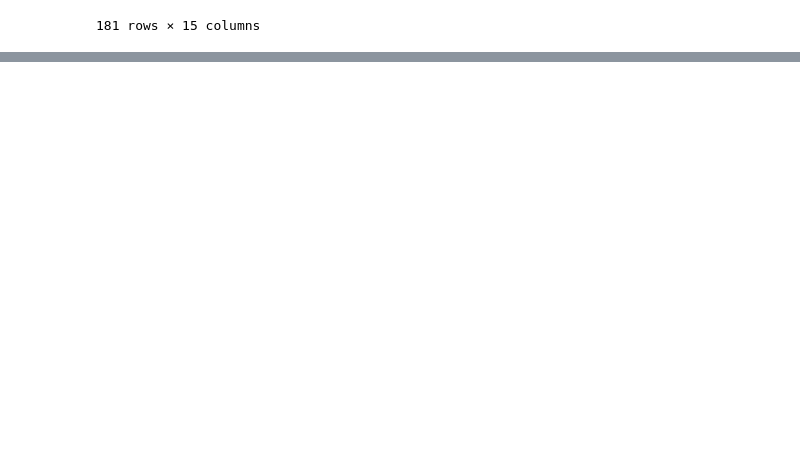
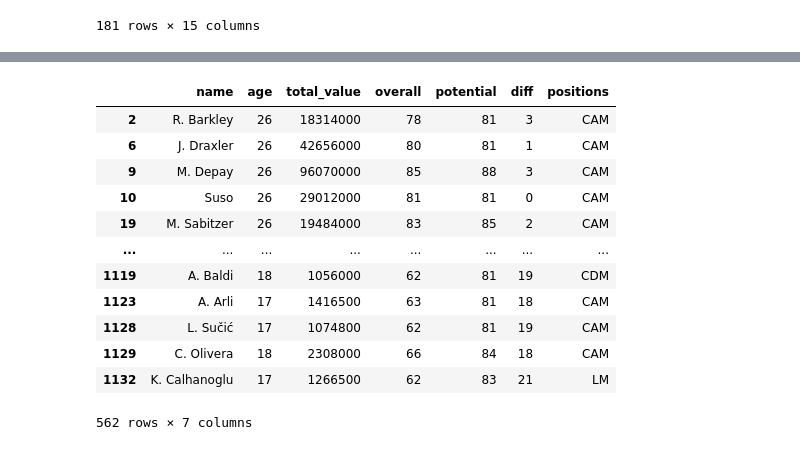
Before and after one commit to MiguelSaraiva/data_Fifa_MoneyBall, a Jupyter notebook: FIFA_MoneyBall.ipynb, the cells around one changed output, grey strips where cells are left out. Drawn from its saved outputs; the diff is of its cells as text; code cells hidden in the pictures; blank space fills up the shorter version.

```diff
--- a/FIFA_MoneyBall.ipynb
+++ b/FIFA_MoneyBall.ipynb
@@ -306,0 +323,18 @@ data_st[data_st['name'] == 'H. Kane']
+# %%
+data_m = data[(data['positions'] == 'CDM') | (data['positions'] == 'CM') | (data['positions'] == 'LDM') | (data['positions'] == 'RDM') | (data['positions'] == 'CAM') | (data['positions'] == 'LAM')
+              | (data['positions'] == 'RAM') | (data['positions'] == 'LM') | (data['positions'] == 'RM')]
+data_m
+# %% [output]
+|  | name | age | total_value | overall | potential | diff | positions |
+| 2 | R. Barkley | 26 | 18314000 | 78 | 81 | 3 | CAM |
+| 6 | J. Draxler | 26 | 42656000 | 80 | 81 | 1 | CAM |
+| 9 | M. Depay | 26 | 96070000 | 85 | 88 | 3 | CAM |
+| 10 | Suso | 26 | 29012000 | 81 | 81 | 0 | CAM |
+| 19 | M. Sabitzer | 26 | 19484000 | 83 | 85 | 2 | CAM |
+| ... | ... | ... | ... | ... | ... | ... | ... |
+| 1119 | A. Baldi | 18 | 1056000 | 62 | 81 | 19 | CDM |
+| 1123 | A. Arli | 17 | 1416500 | 63 | 81 | 18 | CAM |
+| 1128 | L. Sučić | 17 | 1074800 | 62 | 81 | 19 | CAM |
+| 1129 | C. Olivera | 18 | 2308000 | 66 | 84 | 18 | CAM |
+| 1132 | K. Calhanoglu | 17 | 1266500 | 62 | 83 | 21 | LM |
+562 rows × 7 columns
```
Also changed, not shown: parts of 5 cells of this notebook.
